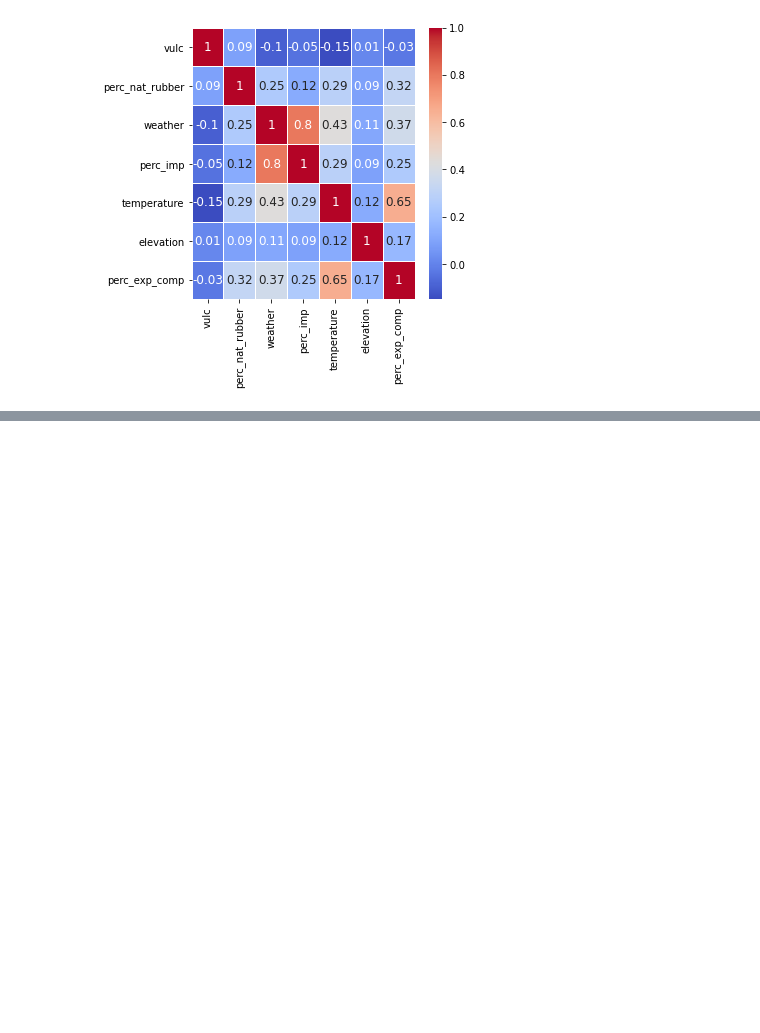
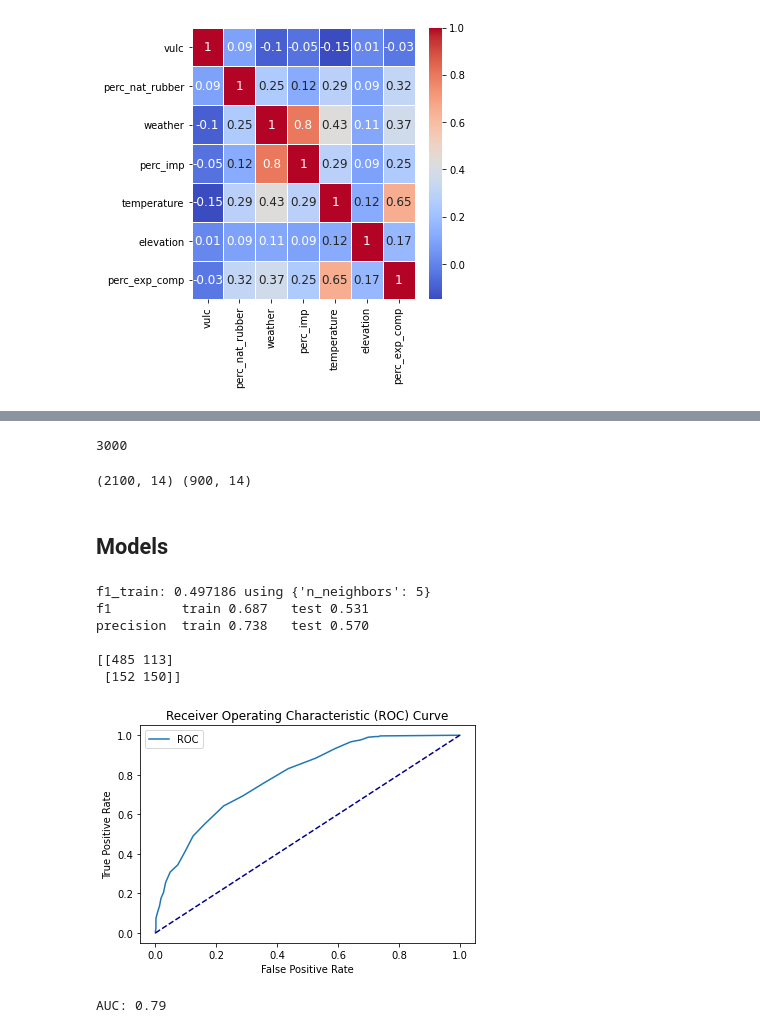
Before and after one commit to AndreaScarpellini1/ML-Project, a Jupyter notebook: Project .ipynb, the cells around one changed output, grey strips where cells are left out. Cells and saved outputs as stored; diff of their text form; code cells hidden in the pictures; blank space fills up the shorter version.

Commit message:
Prova modelli con ROC curve
ROC curve comparison

```diff
--- a/Project .ipynb
+++ b/Project .ipynb
@@ -264,0 +277,20 @@ plt.show()
+# %%
+y=df['failure']
+# %%
+len(y)
+# %% [output]
+3000
+# %%
+from sklearn.model_selection import train_test_split
+
+#SPLIT DATA INTO TRAIN AND TEST SET
+X_train, X_test, y_train, y_test = train_test_split(X, y,
+                                                    test_size =0.30,   #by default is 75%-25%
+                                                    stratify=y,        #preserve target propotions
+                                                    random_state= 321) #fix random seed for replicability
+
+print(X_train.shape, X_test.shape)
+# %% [output]
+(2100, 14) (900, 14)
+# %% [markdown]
+## Models
@@ -264,0 +304,59 @@ plt.show()
+# %%
+#funzioni
+
+
+def hyperp_search(classifier, parameters):
+    gs = GridSearchCV(classifier, parameters, cv=3, scoring = 'f1', verbose=0, n_jobs=-1)
+    gs = gs.fit(X_train, y_train)
+    print("f1_train: %f using %s" % (gs.best_score_, gs.best_params_))
+
+    best_model = gs.best_estimator_
+    y_pred = best_model.predict(X_test)
+    y_pred_train = best_model.predict(X_train)
+
+    print("f1         train %.3f   test %.3f" % (f1_score(y_train, y_pred_train), f1_score(y_test, y_pred) ))
+    print("precision  train %.3f   test %.3f" % (precision_score(y_train, y_pred_train), precision_score(y_test, y_pred) ))
+    print("")
+    print(confusion_matrix(y_test, y_pred))
+    #print(classification_report(y_test, y_pred))
+
+def roc(model,X_train,y_train,X_test,y_test):
+    model.fit(X_train, y_train)
+    y_pred = model.predict(X_test)
+
+    y_probs = model.predict_proba(X_test) #predict_proba gives the probabilities for the target (0 and 1 in your case)
+
+    fpr, tpr, thresholds1=metrics.roc_curve(y_test,  y_probs[:,1])
+
+    import matplotlib.pyplot as plt
+    plt.plot(fpr, tpr, label='ROC')
+    plt.plot([0, 1], [0, 1], color='darkblue', linestyle='--')
+    plt.xlabel('False Positive Rate')
+    plt.ylabel('True Positive Rate')
+    plt.title('Receiver Operating Characteristic (ROC) Curve')
+    plt.legend()
+    plt.show()
+
+    auc = metrics.roc_auc_score(y_test, y_probs[:,1])
+    print('AUC: %.2f' % auc)
+    return (fpr, tpr)
+# %%
+# KNN
+from sklearn.neighbors import KNeighborsClassifier
+
+classifier = KNeighborsClassifier()
+parameters = {'n_neighbors':np.arange(5,500,20)}
+hyperp_search(classifier,parameters)
+# %% [output]
+f1_train: 0.497186 using {'n_neighbors': 5}
+f1         train 0.687   test 0.531
+precision  train 0.738   test 0.570
+
+[[485 113]
+ [152 150]]
+# %%
+model_knn = KNeighborsClassifier(n_neighbors=30)
+fpr1,tpr1=roc(model_knn,X_train,y_train,X_test,y_test)
+# %% [output]
+[figure, added]
+AUC: 0.79
```
Also changed, not shown: parts of 10 cells of this notebook.
